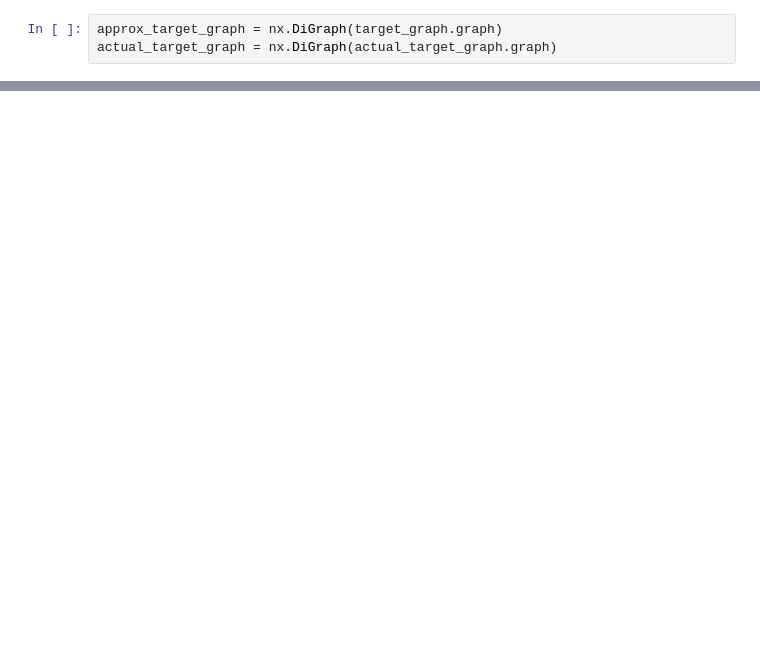
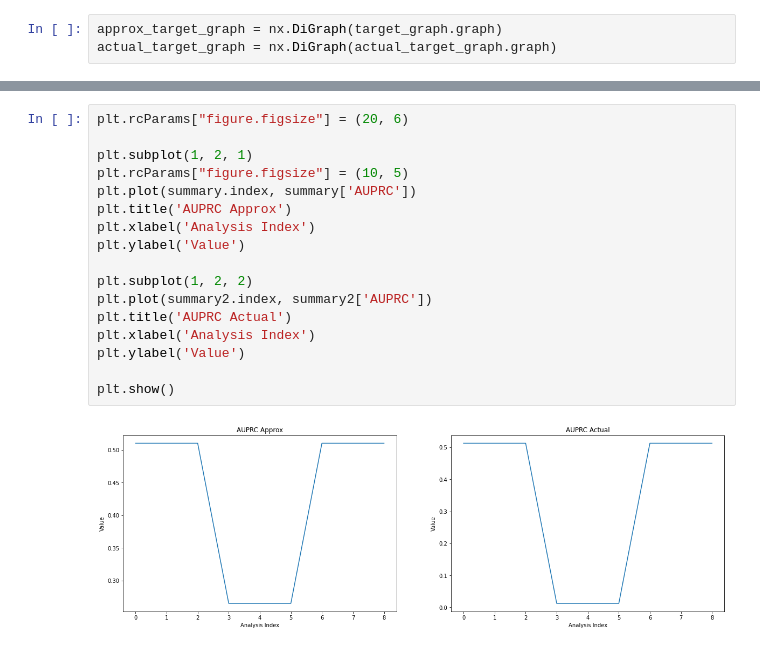
Before and after one commit to seamus-brady/aitiaexplorer, a Jupyter notebook: notebooks/Example03-Causal_Discovery_No_Known_Graph.ipynb, the cells around one changed output, grey strips where cells are left out. Cells and saved outputs as stored; diff of their text form; blank space fills up the shorter version.

```diff
--- a/notebooks/Example03-Causal_Discovery_No_Known_Graph.ipynb
+++ b/notebooks/Example03-Causal_Discovery_No_Known_Graph.ipynb
@@ -125,0 +212,19 @@ aitia.graph_metrics.(approx_target_graph, actual_target_graph)
+# %%
+plt.rcParams["figure.figsize"] = (20, 6)
+
+plt.subplot(1, 2, 1)
+plt.rcParams["figure.figsize"] = (10, 5)
+plt.plot(summary.index, summary['AUPRC'])
+plt.title('AUPRC Approx')
+plt.xlabel('Analysis Index')
+plt.ylabel('Value')
+
+plt.subplot(1, 2, 2)
+plt.plot(summary2.index, summary2['AUPRC'])
+plt.title('AUPRC Actual')
+plt.xlabel('Analysis Index')
+plt.ylabel('Value')
+
+plt.show()
+# %% [output]
+[figure, added]
```
Also changed, not shown: parts of 18 cells of this notebook, 6 other files.
